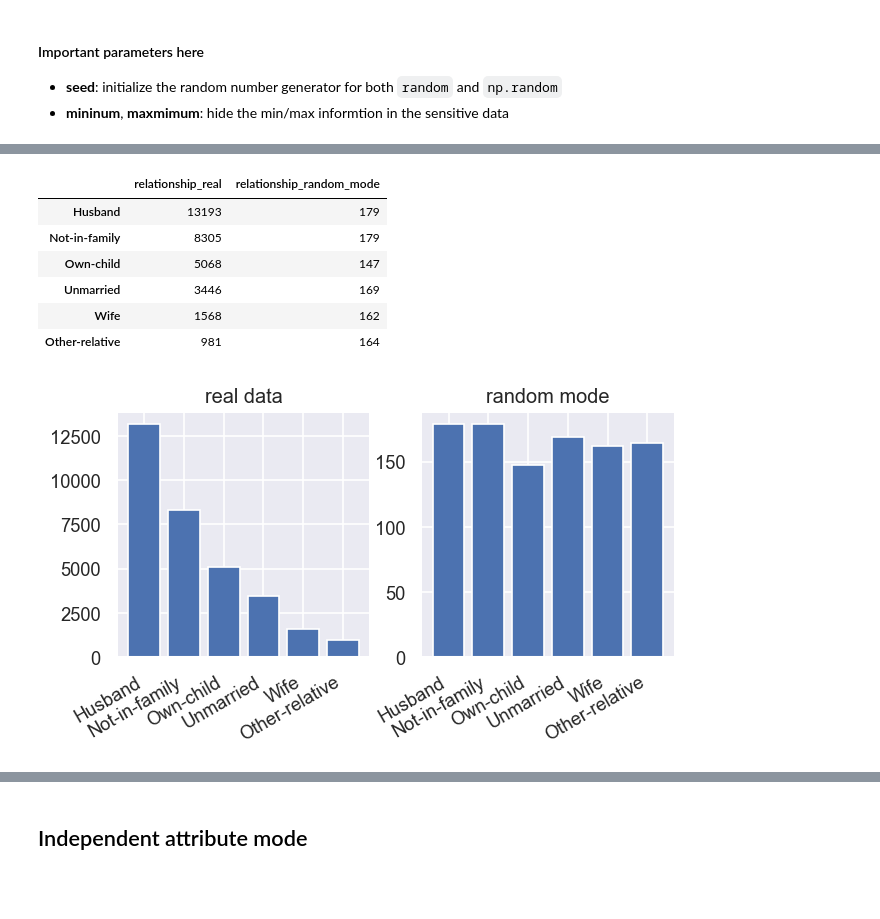
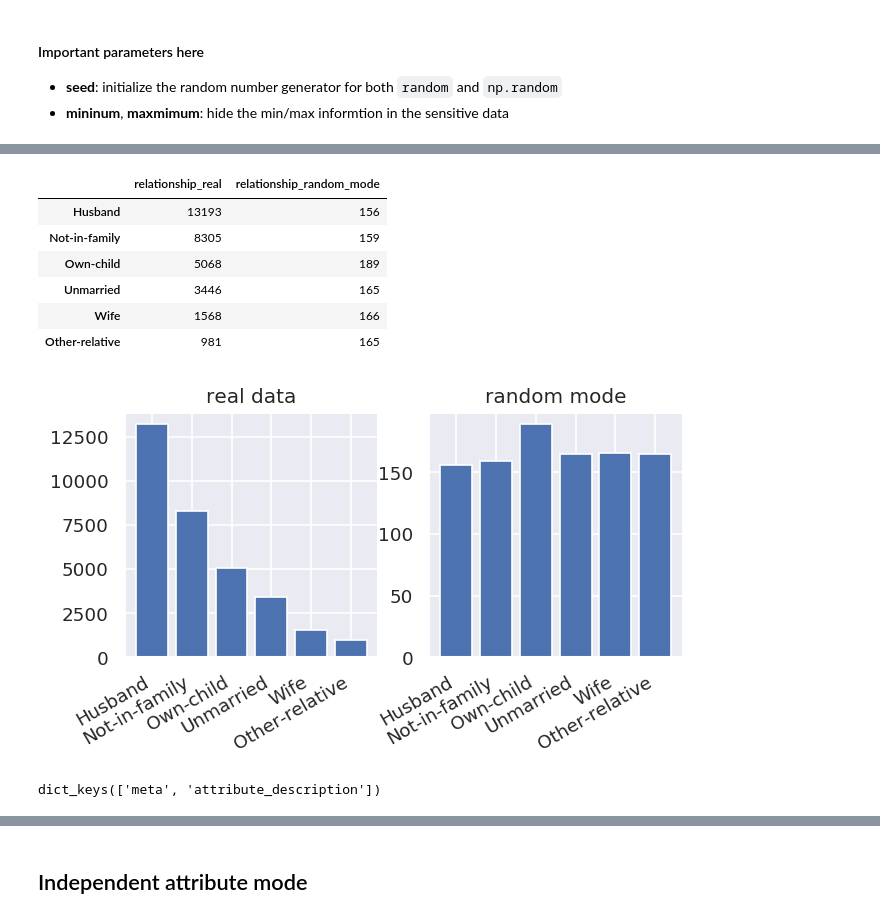
Before and after one commit to DataResponsibly/courses, a Jupyter notebook: documents/spring19/RDS_Lab7.ipynb, the cells around one changed output, grey strips where cells are left out. Drawn from its saved outputs; the diff is of its cells as text; code cells hidden in the pictures; blank space fills up the shorter version.

```diff
--- a/documents/spring19/RDS_Lab7.ipynb
+++ b/documents/spring19/RDS_Lab7.ipynb
@@ -87,18 +102,20 @@ axes[1].set_title('random mode');
 # %%
 relationship_real = real_data['relationship'].value_counts()
 relationship_random = synthetic_random['relationship'].value_counts()
-relationship_both = pd.merge(relationship_real.to_frame(), relationship_random.to_frame(),
-                             left_index=True, right_index=True,
+relationship_both = pd.merge(relationship_real.to_frame(),
+                             relationship_random.to_frame(),
+                             left_index=True,
+                             right_index=True,
                              suffixes=('_real', '_random_mode'))
 relationship_both
 # %% [output]
 |  | relationship_real | relationship_random_mode |
-| Husband | 13193 | 179 |
-| Not-in-family | 8305 | 179 |
-| Own-child | 5068 | 147 |
-| Unmarried | 3446 | 169 |
-| Wife | 1568 | 162 |
-| Other-relative | 981 | 164 |
+| Husband | 13193 | 156 |
+| Not-in-family | 8305 | 159 |
+| Own-child | 5068 | 189 |
+| Unmarried | 3446 | 165 |
+| Wife | 1568 | 166 |
+| Other-relative | 981 | 165 |
 # %%
 fig, axes = plt.subplots(1, 2, figsize=(6,3), dpi=120)
 axes[0].bar(relationship_both.index, relationship_both['relationship_real'])
@@ -107,9 +124,13 @@ axes[0].set_title('real data')
 axes[1].set_title('random mode')
 fig.autofmt_xdate()
 # %% [output]
-[figure, old version]
+[figure, new version]
 # %%
 description_json = read_json_file(description_files['random mode'])
+# %%
+description_json.keys()
+# %% [output]
+dict_keys(['meta', 'attribute_description'])
 # %%
 print(json.dumps(description_json['attribute_description']['relationship'], indent=4))
 # %% [output]
```
Also changed, not shown: parts of 31 cells of this notebook.
